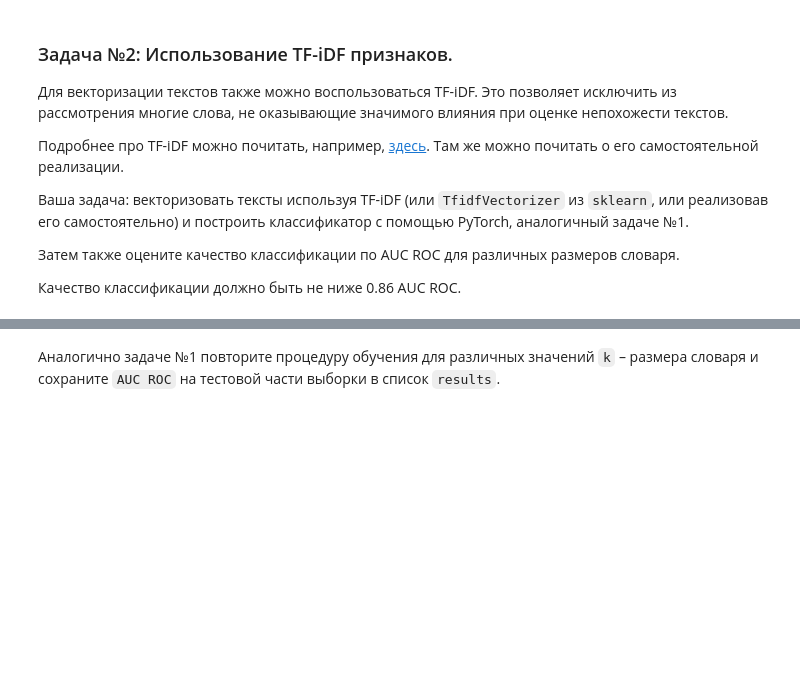
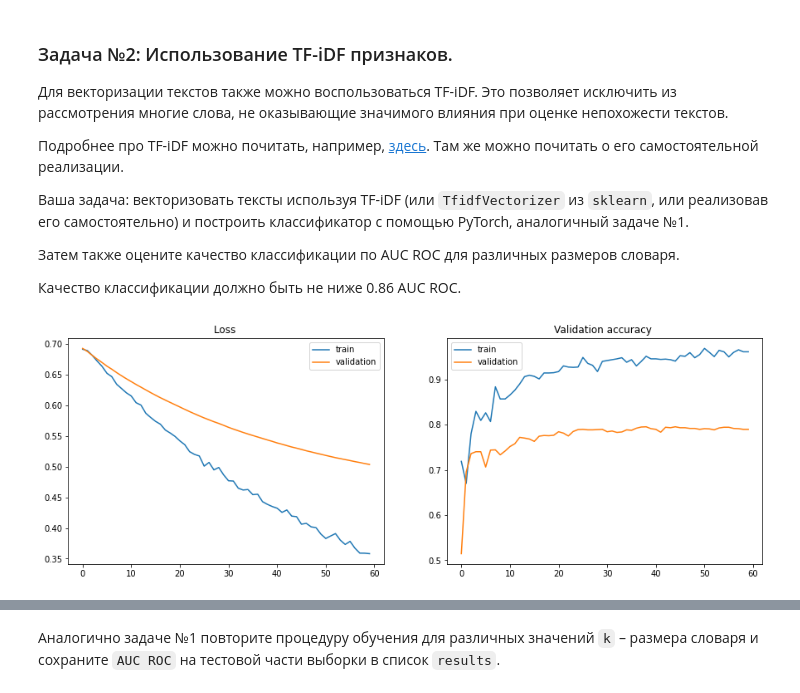
Before and after one commit to shinobu9/mipt-ml-course, a Jupyter notebook: homeworks_advanced/assignment01_text_classification/assignment01.ipynb, the cells around one changed output, grey strips where cells are left out. Cells and saved outputs as stored; diff of their text form; code cells hidden in the pictures; blank space fills up the shorter version.

```diff
--- a/homeworks_advanced/assignment01_text_classification/assignment01.ipynb
+++ b/homeworks_advanced/assignment01_text_classification/assignment01.ipynb
@@ -172,3 +176,9 @@ y_test_torch = # your code here
+# %%
+X_train_bow_torch = torch.Tensor(X_train_bow).to(device)
+X_test_bow_torch = torch.Tensor(X_test_bow).to(device)
+
+y_train_torch = torch.Tensor(y_train).type(torch.LongTensor).to(device)
+y_test_torch = torch.Tensor(y_test).type(torch.LongTensor).to(device)
 # %% [markdown]
 Функция ниже поможет с обучением модели. Часть кода необходимо реализовать самостоятельно.
 # %%
@@ -294,8 +321,25 @@ model = # your code here
+# %%
+tfidf = TfidfVectorizer()
+tfidf.fit(texts_train)
+
+X_train_tfidf = tfidf.transform(texts_train)
+X_test_tfidf = tfidf.transform(texts_test)
+
+import scipy
+X_train_tfidf_torch = torch.FloatTensor(scipy.sparse.csr_matrix.todense(X_train_tfidf)).to(device)
+X_test_tfidf_torch = torch.FloatTensor(scipy.sparse.csr_matrix.todense(X_test_tfidf)).to(device)
+
+y_train_torch = torch.tensor(y_train).to(device)
+y_test_torch = torch.tensor(y_test).to(device)
+# %%
+model = LogReg(X_train_tfidf_torch.shape[1], 2)
 # %%
-loss_function = # your code here
-opt = # your code here
+loss_function = nn.CrossEntropyLoss()
+opt = torch.optim.Adam(model.parameters(), lr=1e-3)
 
 model_tf_idf = train_model(model, opt, X_train_tfidf_torch, y_train_torch, X_test_tfidf_torch, y_test_torch, n_iterations=3000)
+# %% [output]
+[figure, added]
 # %%
 # do not change the code in the block below
 # __________start of block__________
```
Also changed, not shown: parts of 30 cells of this notebook.
